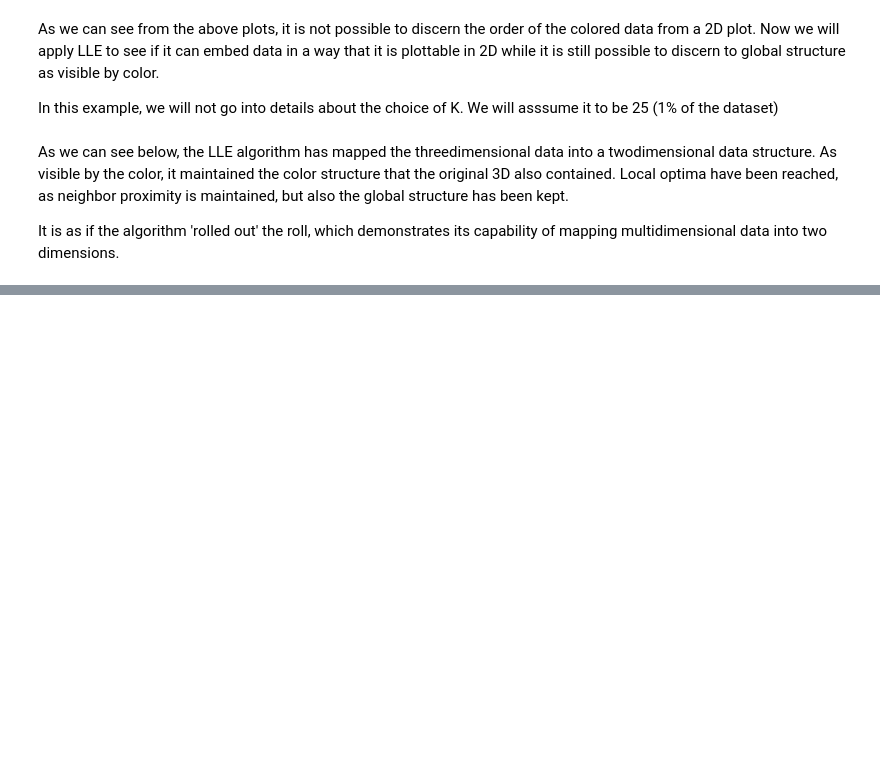
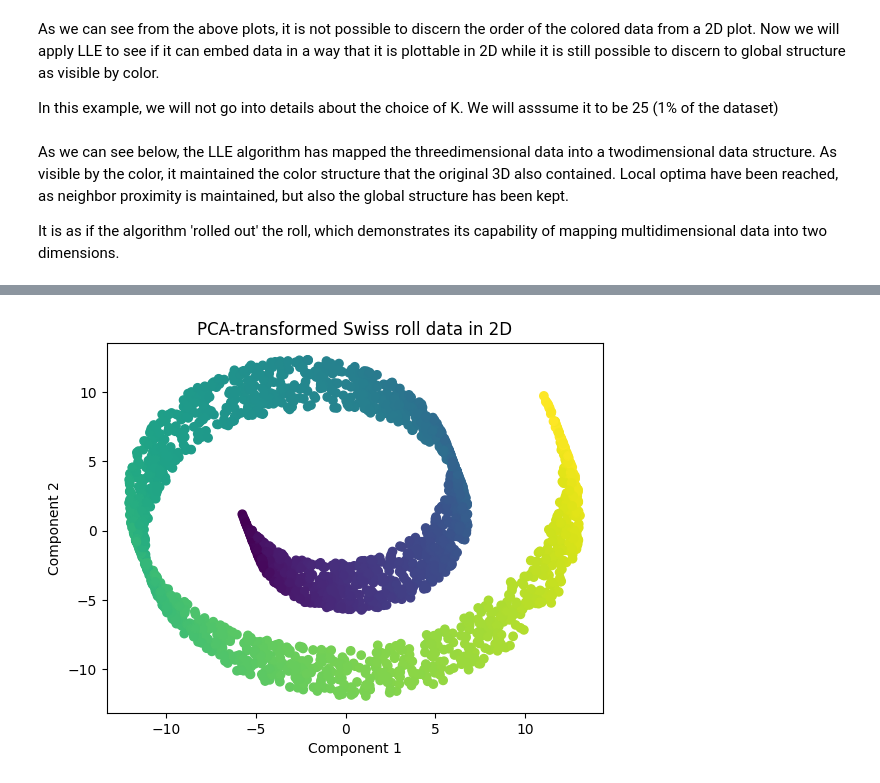
Before and after one commit to danielgg1/MDW-2, a Jupyter notebook: code.ipynb, the cells around one changed output, grey strips where cells are left out. Drawn from its saved outputs; the diff is of its cells as text; code cells hidden in the pictures; blank space fills up the shorter version.

Commit message:
add comparison visualizations

```diff
--- a/code.ipynb
+++ b/code.ipynb
@@ -85,0 +87,14 @@ plt.show()
+# %%
+# For comparison, the PCA-embedded data is visualized below
+pca = PCA(n_components = 2)
+pca_df = pca.fit_transform(df)
+pca_df = pd.DataFrame(pca_df)
+
+plt.figure()
+plt.scatter(pca_df[0], pca_df[1], c = df_color, cmap = plt.cm.viridis)
+plt.title("PCA-transformed Swiss roll data in 2D")
+plt.xlabel("Component 1")
+plt.ylabel("Component 2")
+plt.show()
+# %% [output]
+[figure, added]
```
Also changed, not shown: parts of 4 cells of this notebook.
